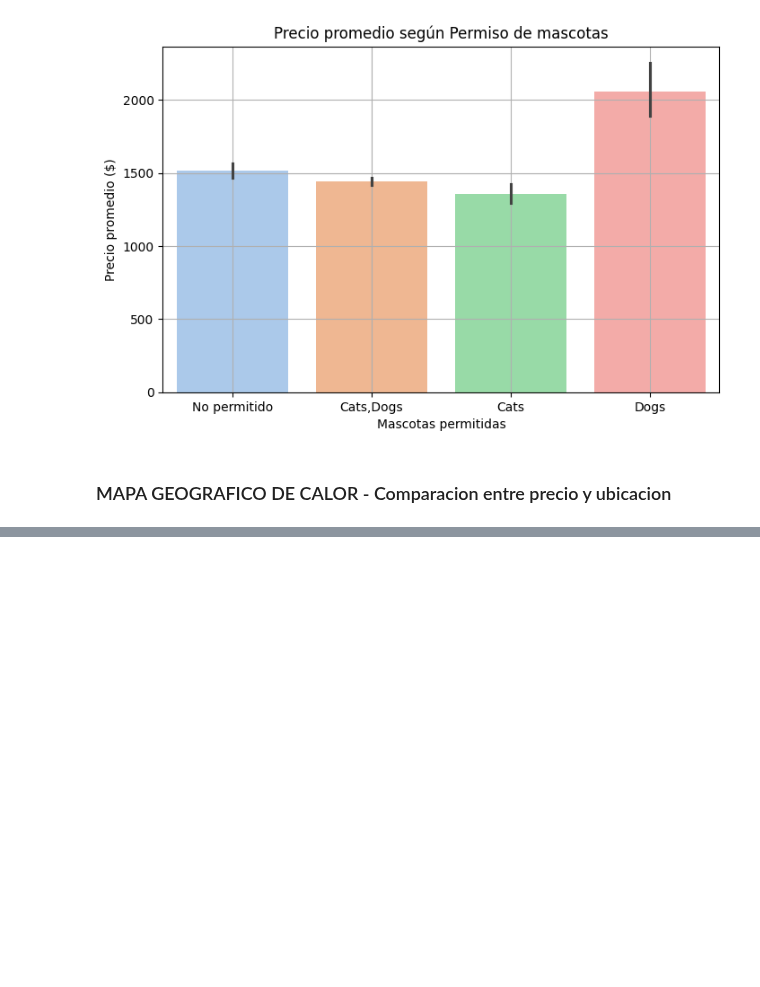
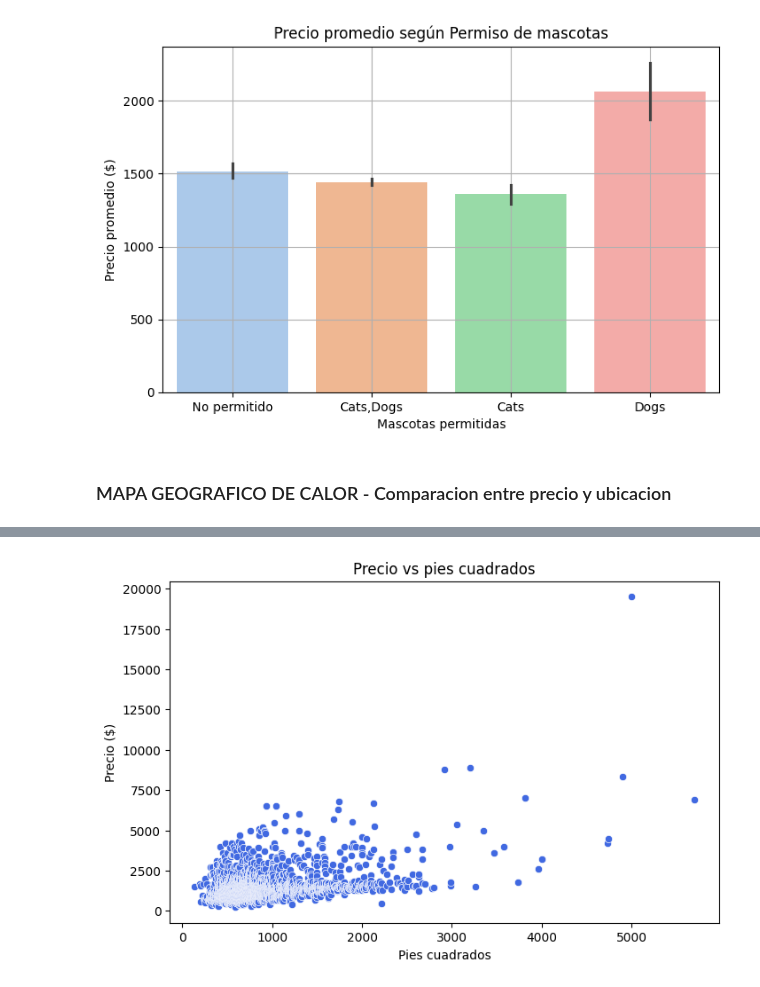
Before and after one commit to andresjulianbolivar/Proyecto1, a Jupyter notebook: Tarea 2 y 3/Preparacion_Datos.ipynb, the cells around one changed output, grey strips where cells are left out. Cells and saved outputs as stored; diff of their text form; code cells hidden in the pictures; blank space fills up the shorter version.

```diff
--- a/Tarea 2 y 3/Preparacion_Datos.ipynb
+++ b/Tarea 2 y 3/Preparacion_Datos.ipynb
@@ -294,0 +316,11 @@ mapa.save("mapa_precios.html")
+# %%
+# Diagrama de dispersión: precio vs metros cuadrados
+
+plt.figure(figsize=(8, 5))
+sns.scatterplot(x=df["square_feet"], y=df["price"], color="royalblue")
+plt.title("Precio vs pies cuadrados")
+plt.xlabel("Pies cuadrados")
+plt.ylabel("Precio ($)")
+plt.show()
+# %% [output]
+[figure, added]
```
Also changed, not shown: parts of 3 cells of this notebook.
